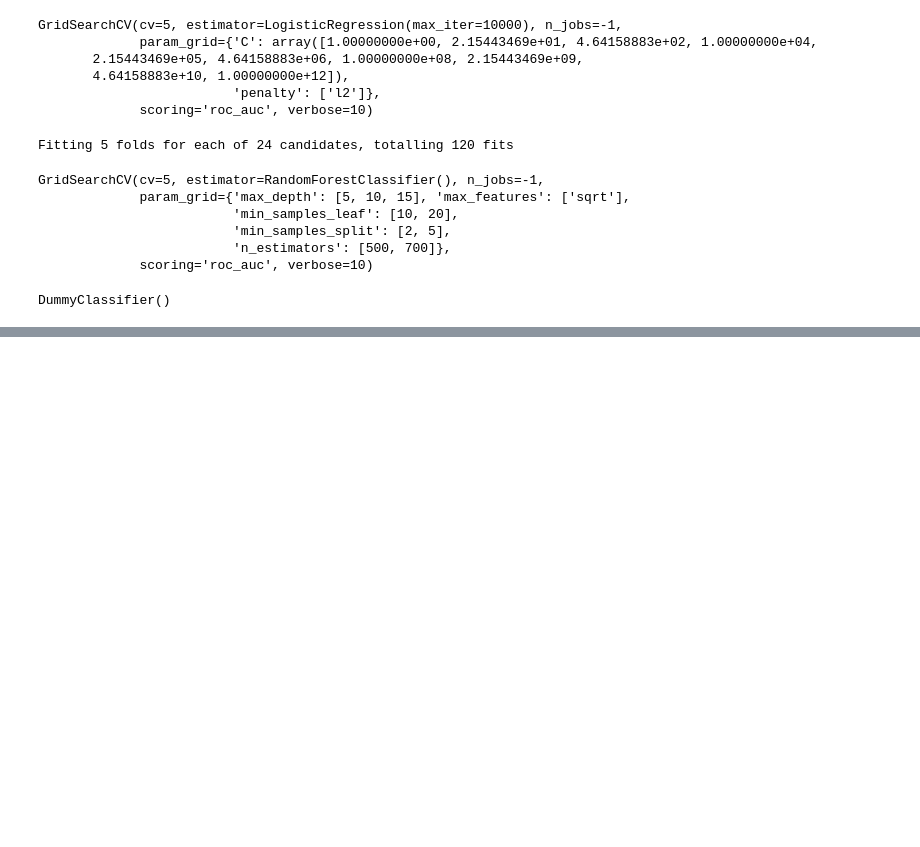
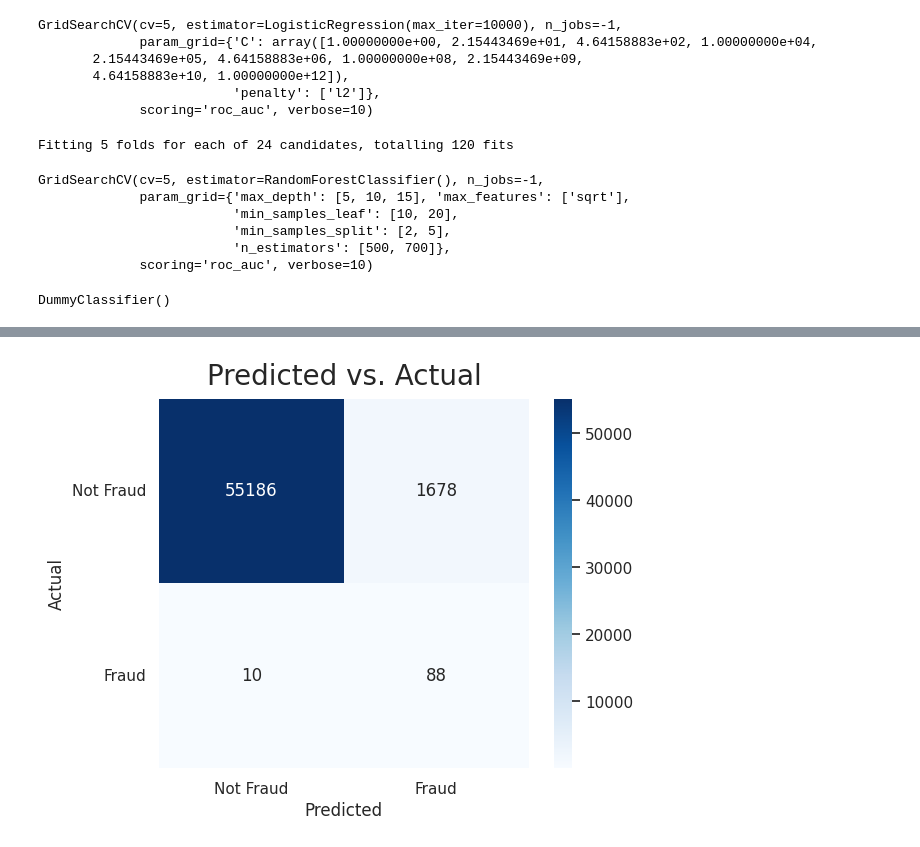
Before and after one commit to pandeyp819/CreditCard_FraudDetect, a Jupyter notebook: Fraud Detector.ipynb, the cells around one changed output, grey strips where cells are left out. Drawn from its saved outputs; the diff is of its cells as text; code cells hidden in the pictures; blank space fills up the shorter version.

```diff
--- a/Fraud Detector.ipynb
+++ b/Fraud Detector.ipynb
@@ -208,0 +326,6 @@ plt.savefig('roc out sample.png')
+# %%
+make_confusion_matrix_test(logistic_grid, threshold=0.842)
+
+plt.savefig('confusion_matrix_test_logistic_regression.png');
+# %% [output]
+[figure, added]
```
Also changed, not shown: parts of 12 cells of this notebook.
